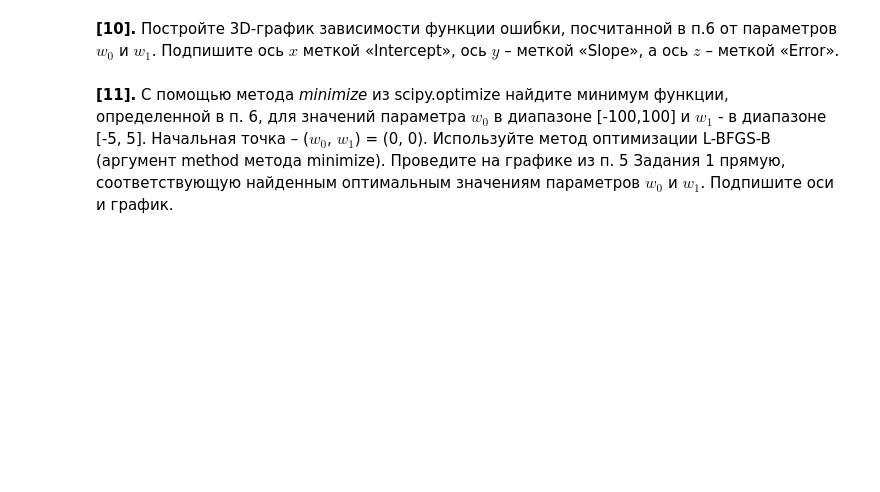
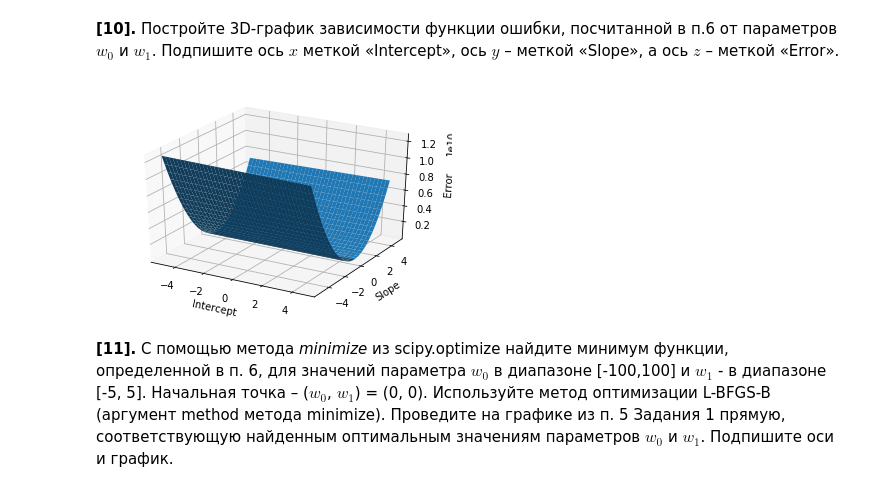
Before and after one commit to ultimatum424/NTP, a Jupyter notebook: lab1/peer_review_linreg_height_weight.ipynb, the cells around one changed output. Cells and saved outputs as stored; diff of their text form; code cells hidden in the pictures; blank space fills up the shorter version.

```diff
--- a/lab1/peer_review_linreg_height_weight.ipynb
+++ b/lab1/peer_review_linreg_height_weight.ipynb
@@ -177,3 +218,18 @@ plt.show()
+# %%
+fig = plt.figure()
+ax = fig.gca(projection='3d')
+X = np.arange(-5, 5, 0.25)
+Y = np.arange(-5, 5, 0.25)
+X, Y = np.meshgrid(X, Y)
+Z = error(X, Y)
+
+surf = ax.plot_surface(X, Y, Z)
+ax.set_xlabel('Intercept')
+ax.set_ylabel('Slope')
+ax.set_zlabel('Error')
+plt.show()
+# %% [output]
+[figure, added]
 # %%
 # Ваш код здесь
 # %%
```
Also changed, not shown: parts of 17 cells of this notebook.
